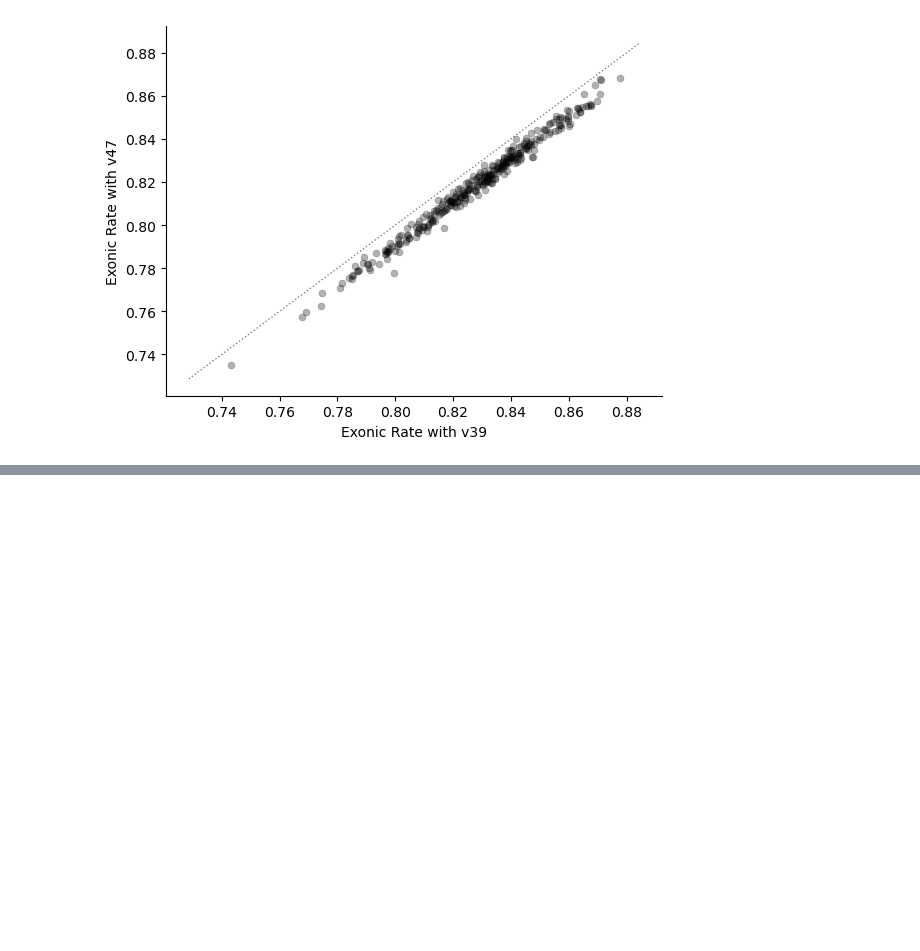
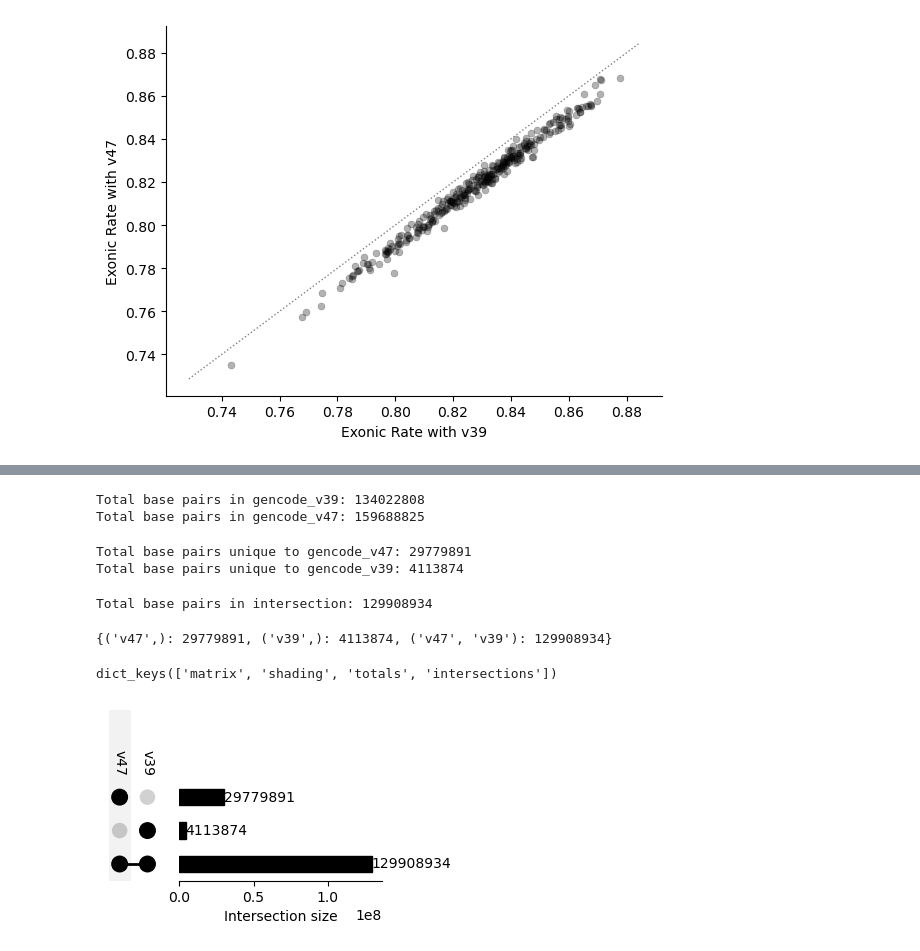
Before and after one commit to danielnachun/gtex-gencode47, a Jupyter notebook: notebooks/rnaseqc_metrics.ipynb, the cells around one changed output, grey strips where cells are left out. Drawn from its saved outputs; the diff is of its cells as text; code cells hidden in the pictures; blank space fills up the shorter version.

```diff
--- a/notebooks/rnaseqc_metrics.ipynb
+++ b/notebooks/rnaseqc_metrics.ipynb
@@ -57,0 +103,7 @@ ax.plot(lims, lims, ls=':', color='gray', linewidth=1)
+# %%
+gencode_v39_path = "/home/klawren/oak/gtex/data/other_references/gencode/gencode.v39.genes.gtf"
+gencode_v47_path = "/home/klawren/oak/gtex/data/realign_references/gencode.v47.genes.gtf"
+
+# load in gencode for lncRNA annotations
+gencode_v47=pr.read_gtf(gencode_v47_path).as_df()
+gencode_v39=pr.read_gtf(gencode_v39_path).as_df()
@@ -57,0 +126,72 @@ ax.plot(lims, lims, ls=':', color='gray', linewidth=1)
+# %%
+# Calculate the number of base pairs in each file
+bp_gencode_v39 = gencode_v39[gencode_v39['Feature']=='exon'].apply(lambda row: row['End'] - row['Start'], axis=1).sum()
+bp_gencode_v47 = gencode_v47[gencode_v47['Feature']=='exon'].apply(lambda row: row['End'] - row['Start'], axis=1).sum()
+
+print(f"Total base pairs in gencode_v39: {bp_gencode_v39}")
+print(f"Total base pairs in gencode_v47: {bp_gencode_v47}")
+# %% [output]
+Total base pairs in gencode_v39: 134022808
+Total base pairs in gencode_v47: 159688825
+# %%
+# Convert DataFrames to BedTool objects
+gencode_v39_bed = pybedtools.BedTool.from_dataframe(gencode_v39[gencode_v39['Feature']=='exon'][['Chromosome', 'Start', 'End']])
+gencode_v47_bed = pybedtools.BedTool.from_dataframe(gencode_v47[gencode_v47['Feature']=='exon'][['Chromosome', 'Start', 'End']])
+# %%
+# Find regions unique to gencode_v47
+unique_v47_bed = gencode_v47_bed.subtract(gencode_v39_bed)
+
+# Find regions unique to gencode_v39
+unique_v39_bed = gencode_v39_bed.subtract(gencode_v47_bed)
+
+# Calculate the number of base pairs unique to gencode_v47
+unique_v47_df = unique_v47_bed.to_dataframe(names=['chr', 'start', 'end'])
+bp_unique_v47 = unique_v47_df.apply(lambda row: row['end'] - row['start'], axis=1).sum()
+
+# Calculate the number of base pairs unique to gencode_v39
+unique_v39_df = unique_v39_bed.to_dataframe(names=['chr', 'start', 'end'])
+bp_unique_v39 = unique_v39_df.apply(lambda row: row['end'] - row['start'], axis=1).sum()
+
+print(f"Total base pairs unique to gencode_v47: {bp_unique_v47}")
+print(f"Total base pairs unique to gencode_v39: {bp_unique_v39}")
+# %% [output]
+Total base pairs unique to gencode_v47: 29779891
+Total base pairs unique to gencode_v39: 4113874
+# %%
+intersection_bed = gencode_v39_bed.intersect(gencode_v47_bed, wa=True, wb=True)
+
+
+# Convert intersection to DataFrame
+intersection_df = intersection_bed.to_dataframe(names=['chr', 'start', 'end', 'chr2', 'start2', 'end2'])
+
+# Calculate the number of base pairs in the intersection
+bp_intersection = intersection_df.apply(lambda row: min(row['end'], row['end2']) - max(row['start'], row['start2']), axis=1).sum()
+
+print(f"Total base pairs in intersection: {bp_intersection}")
+# %% [output]
+Total base pairs in intersection: 129908934
+# %%
+data
+# %% [output]
+{('v47',): 29779891, ('v39',): 4113874, ('v47', 'v39'): 129908934}
+# %%
+# Create a DataFrame with boolean indices for the sets
+data = pd.Series({
+    (True, False): bp_unique_v47,
+    (False, True): bp_unique_v39,
+    (True, True): bp_intersection
+})
+
+data.index.names = ['v47', 'v39']
+upset = up.UpSet(data, show_counts=True, orientation='vertical', intersection_plot_elements=6, totals_plot_elements=0)
+
+fig = plt.figure(figsize=(5, 5))
+plot_result = upset.plot(fig=fig, )
+
+print(plot_result.keys())
+
+totals_ax = plot_result['intersections']
+totals_ax.grid(False)
+# %% [output]
+dict_keys(['matrix', 'shading', 'totals', 'intersections'])
+[figure, added]
```
Also changed, not shown: parts of 6 cells of this notebook, 1 other file.
